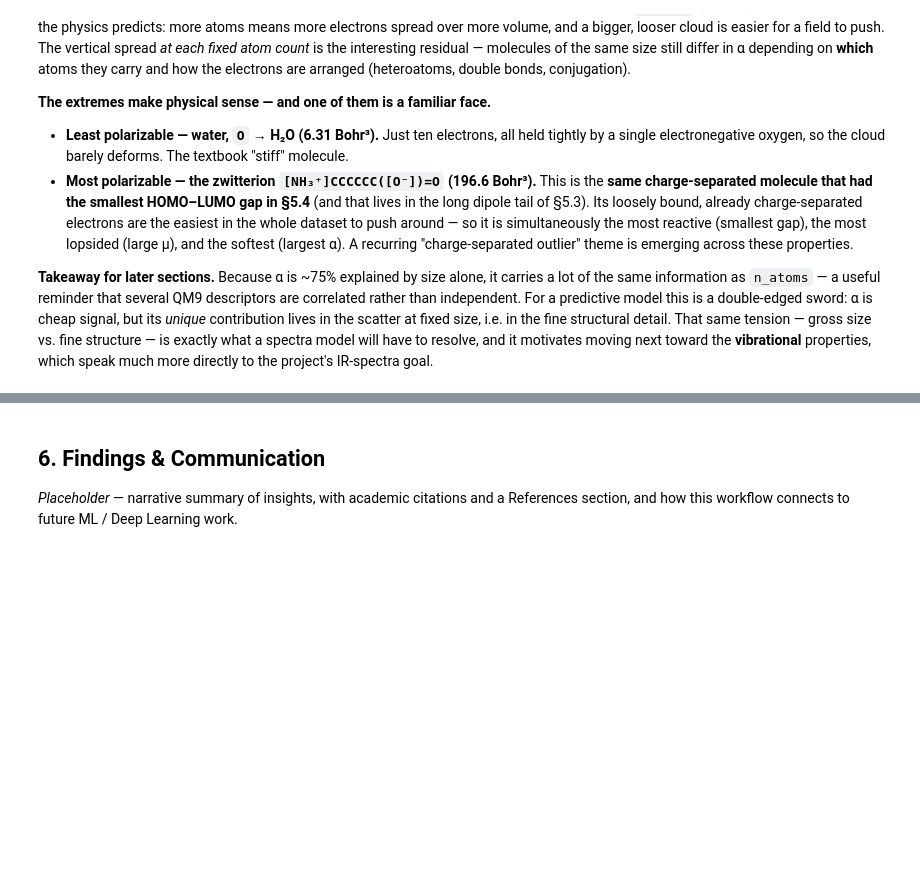
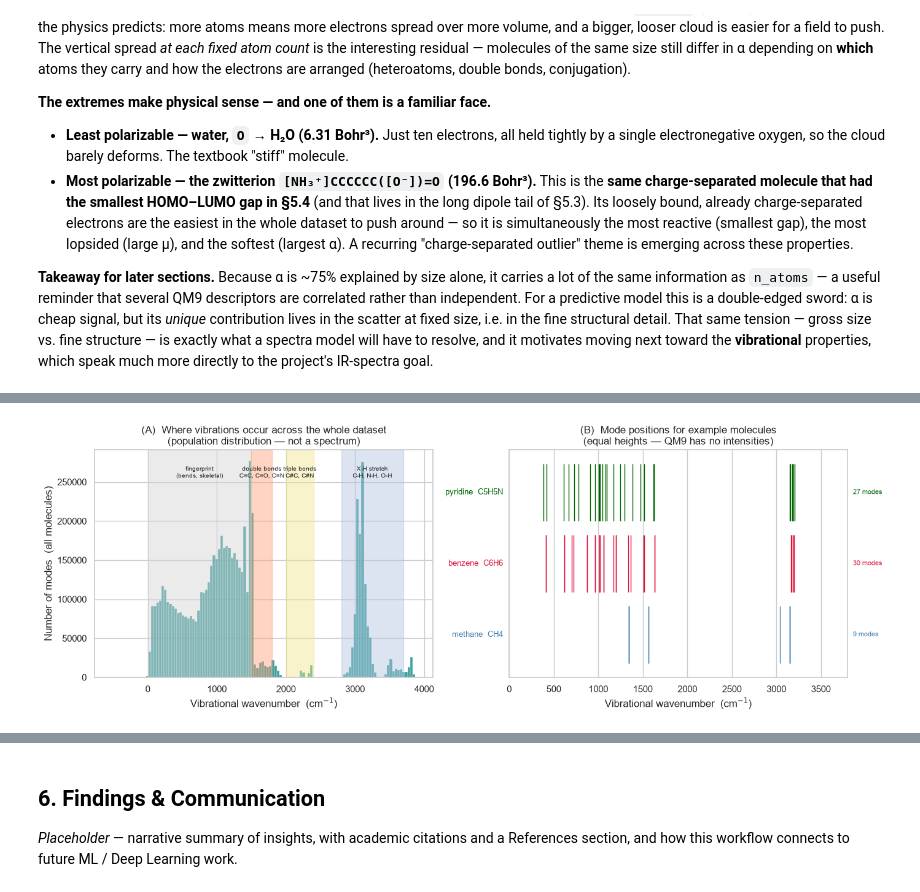
Before and after one commit to thebreadishard/ai-programming-foundations-project, a Jupyter notebook: notebooks/qm9_workflow.ipynb, the cells around one changed output, grey strips where cells are left out. Saved outputs shown, nothing was run; the diff lists cells and outputs as text; code cells hidden in the pictures; blank space fills up the shorter version.

Commit message:
Add section 5.6 vibrational frequencies EDA with zpve cross-check

```diff
--- a/notebooks/qm9_workflow.ipynb
+++ b/notebooks/qm9_workflow.ipynb
@@ -1714,0 +1757,70 @@ much more directly to the project's IR-spectra goal.
+# %%
+# 5.6 Vibrational frequencies (qm9_frequencies): one row per normal mode, freq in cm^-1.
+# This is the rawest IR-relevant signal in QM9 - but it gives mode POSITIONS ONLY, not
+# intensities (a true IR spectrum weights each mode by its dipole derivative, absent here).
+# Frequencies are harmonic and DFT-overestimated (~3-5%). We show (A) the dataset-wide
+# distribution of where modes occur and (B) stick patterns for a few example molecules.
+# (Runs after the section-4 de-duplication, so the doubled-frequency molecules are corrected.)
+freqs = qm9_frequencies["freq"]
+CM_TO_HARTREE = 1.0 / 219474.6313702   # 1 cm^-1 expressed in Hartree (CODATA)
+
+summary = summarize_distribution(freqs, "freq")
+print("Vibrational modes - summary (cm^-1)")
+print(f"  total modes : {summary['count']:,.0f}  (across 133,885 molecules)")
+print(f"  min / max   : {summary['min']:.1f} / {summary['max']:.1f} cm^-1")
+print(f"  mean        : {summary['mean']:.1f} cm^-1")
+print(f"  median      : {summary['median']:.1f} cm^-1")
+n_imag = int((freqs < 0).sum())
+print(f"  imaginary modes (freq < 0, saddle-point artefacts) : {n_imag}")
+
+# Cross-table consistency: the zero-point energy in the properties table should equal
+# 0.5 * sum(freq) per molecule (ZPE = 1/2 sum h*nu), after cm^-1 -> Hartree conversion.
+zpve_from_freq = freqs.groupby(qm9_frequencies["mol_id"]).sum().mul(0.5 * CM_TO_HARTREE)
+diff = (zpve_from_freq - qm9["zpve"]).abs()
+n_miss = int((diff >= 1e-4).sum())
+print("\nCross-check: properties `zpve`  vs  1/2 * sum(freqs) from this table")
+print(f"  mean abs diff : {diff.mean():.2e} Ha   |   max abs diff : {diff.max():.2e} Ha")
+print(f"  agreement to < 1e-4 Ha : {(diff < 1e-4).mean():.4%}"
+      f"   ({n_miss} molecules differ — the imaginary-frequency / saddle-point cases from section 4)")
+
+# Example molecules (positions only -> 'stick spectra'). The aromatics tie to the IR end-goal.
+examples = [(1, "methane  CH4"), (214, "benzene  C6H6"), (215, "pyridine  C5H5N")]
+
+# ---- Figure: (A) dataset-wide mode distribution; (B) per-molecule stick patterns ----
+fig, (axA, axB) = plt.subplots(1, 2, figsize=(14, 5))
+
+# (A) Where do vibrations occur across ALL molecules? A population view, NOT a spectrum.
+sns.histplot(freqs, bins=120, color="teal", ax=axA)
+topA = axA.get_ylim()[1]
+bands = [(0, 1500, "fingerprint\n(bends, skeletal)", "lightgrey"),
+         (1500, 1800, "double bonds\nC=C, C=O, C=N", "lightsalmon"),
+         (2000, 2400, "triple bonds\nC#C, C#N", "khaki"),
+         (2800, 3700, "X-H stretch\nC-H, N-H, O-H", "lightsteelblue")]
+for lo, hi, label, col in bands:
+    axA.axvspan(lo, hi, color=col, alpha=0.45)
+    axA.text((lo + hi) / 2, topA * 0.93, label, ha="center", va="top", fontsize=7.5)
+axA.set_xlabel("Vibrational wavenumber  (cm$^{-1}$)")
+axA.set_ylabel("Number of modes  (all molecules)")
+axA.set_title("(A)  Where vibrations occur across the whole dataset\n(population distribution — not a spectrum)")
+
+# (B) Stick 'spectra' for individual molecules: a vertical line at each normal mode. This is
+# the closest thing to a real IR spectrum - except every stick has equal height, because QM9
+# gives mode positions but NOT intensities.
+colors = ["steelblue", "crimson", "darkgreen"]
+for row, ((mid, label), c) in enumerate(zip(examples, colors)):
+    f = qm9_frequencies.loc[qm9_frequencies["mol_id"] == mid, "freq"]
+    axB.vlines(f, row, row + 0.8, color=c, lw=1)
+    axB.text(-70, row + 0.4, label, ha="right", va="center", fontsize=9, color=c)
+    axB.text(3860, row + 0.4, f"{len(f)} modes", ha="left", va="center", fontsize=8, color=c)
+axB.set_xlim(0, 3800)
+axB.set_ylim(-0.2, len(examples))
+axB.set_yticks([])
+axB.set_xlabel("Vibrational wavenumber  (cm$^{-1}$)")
+axB.set_title("(B)  Mode positions for example molecules\n(equal heights — QM9 has no intensities)")
+
+fig.tight_layout()
+fig_path = FIGURES / "eda_vibrational_frequencies.png"
+fig.savefig(fig_path, dpi=150)
+print(f"\nSaved figure -> {fig_path.relative_to(PROJECT_ROOT).as_posix()}")
+plt.show()
+# %% [output]
@@ -1714,0 +1839 @@ much more directly to the project's IR-spectra goal.
+[figure, added]
```
Also changed, not shown: parts of 3 cells of this notebook, 1 other file.
